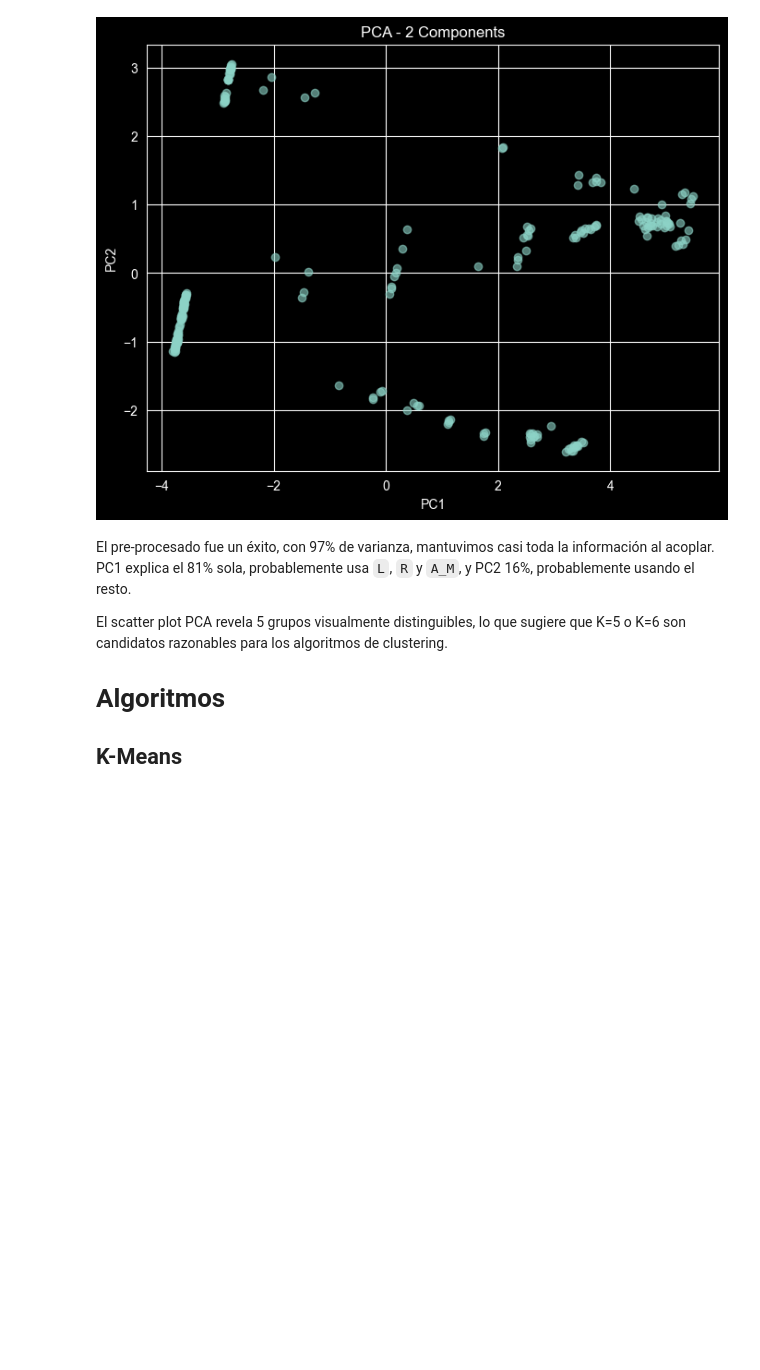
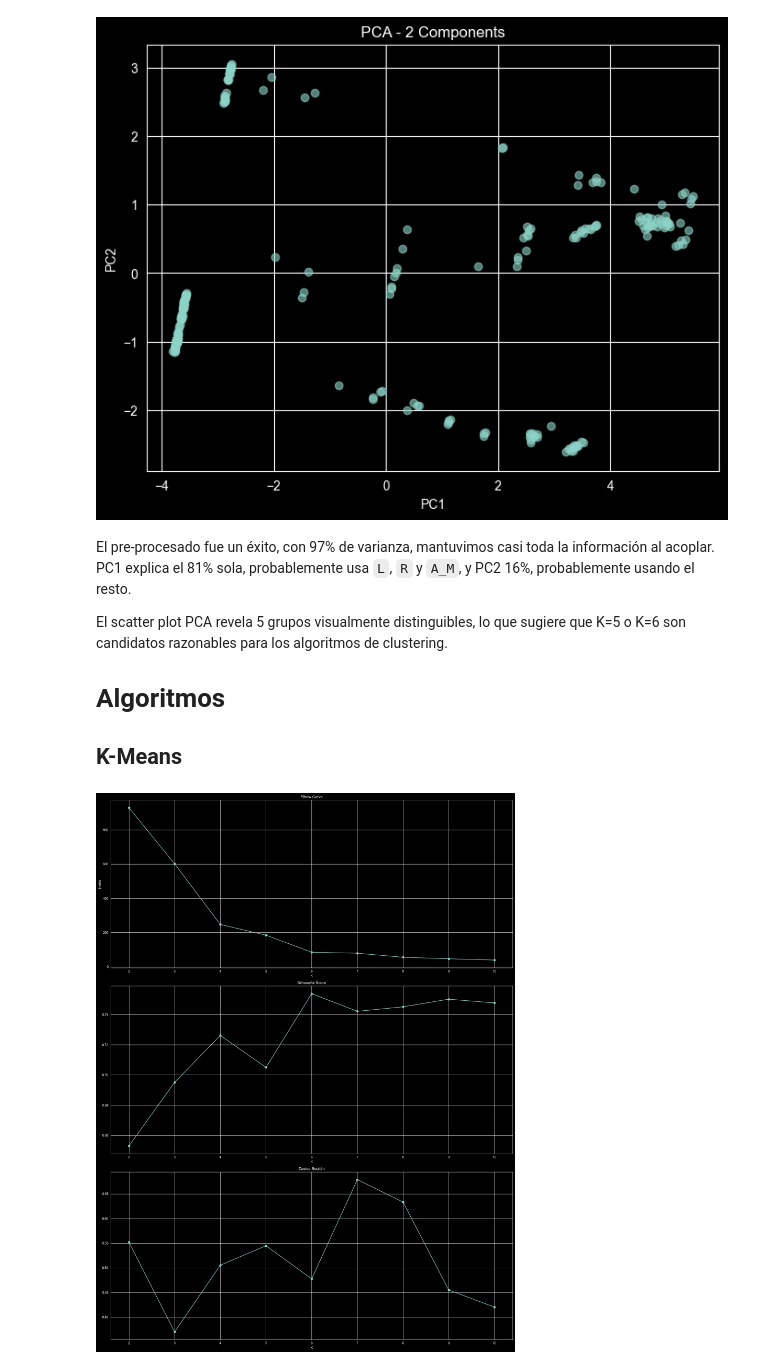
Before and after one commit to mathiasaiva/clustering_practice, a Jupyter notebook: notebooks/clustering.ipynb, the cells around one changed output. Drawn from its saved outputs; the diff is of its cells as text; code cells hidden in the pictures; blank space fills up the shorter version.

Commit message:
KMeans + HPO with KMeans, found K=6 to be the best by comparing elbow curve, silhouette and Davies-Bouldin plots.

```diff
--- a/notebooks/clustering.ipynb
+++ b/notebooks/clustering.ipynb
@@ -409,3 +409,39 @@ El scatter plot PCA revela 5 grupos visualmente distinguibles, lo que sugiere qu
 # Algoritmos
 
 ## K-Means
+# %%
+from sklearn.metrics import silhouette_score, davies_bouldin_score
+from sklearn.cluster import KMeans
+
+inertia = []
+silhouette = []
+davies_bouldin = []
+
+for k in range(2, 11):
+    kmeans = KMeans(n_clusters=k, random_state=NIA_SEED)
+    labels = kmeans.fit_predict(X_pca)
+
+    inertia.append(kmeans.inertia_)
+    silhouette.append(silhouette_score(X_pca, labels))
+    davies_bouldin.append(davies_bouldin_score(X_pca, labels))
+
+# Plot
+fig, axes = plt.subplots(3, 1, figsize=(18, 24))
+
+axes[0].plot(range(2, 11), inertia, marker='o')
+axes[0].set_title('Elbow Curve')
+axes[0].set_xlabel('K')
+axes[0].set_ylabel('Inertia')
+
+axes[1].plot(range(2, 11), silhouette, marker='o')
+axes[1].set_title('Silhouette Score')
+axes[1].set_xlabel('K')
+
+axes[2].plot(range(2, 11), davies_bouldin, marker='o')
+axes[2].set_title('Davies-Bouldin')
+axes[2].set_xlabel('K')
+
+plt.tight_layout()
+plt.show()
+# %% [output]
+[figure, added]
```
Also changed, not shown: parts of 2 cells of this notebook.
